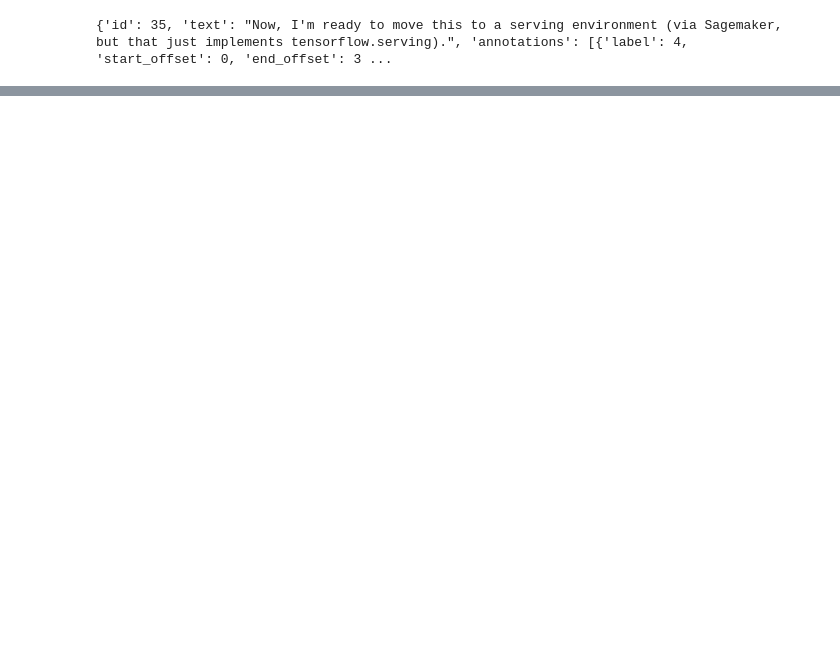
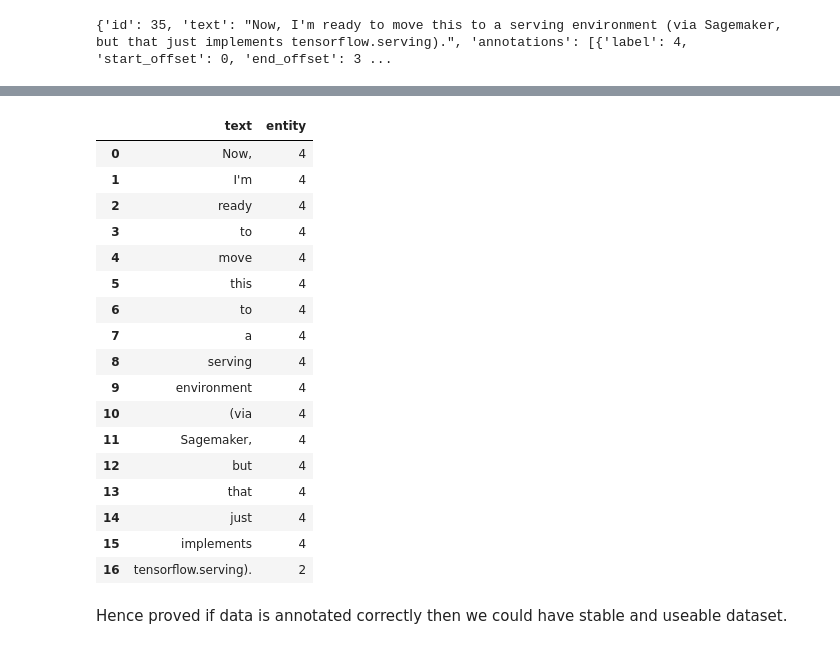
Before and after one commit to HassanSherwani/Coding_FUN, a Jupyter notebook: 1.Nested_json.ipynb, the cells around one changed output, grey strips where cells are left out. Saved outputs shown, nothing was run; the diff lists cells and outputs as text; code cells hidden in the pictures; blank space fills up the shorter version.

```diff
--- a/1.Nested_json.ipynb
+++ b/1.Nested_json.ipynb
@@ -797,0 +880,3 @@ print(data)
+# %%
+df_entity2 = pd.DataFrame({'text': [], 'entity': []})
+df_entity2
@@ -797,0 +889,4 @@ print(data)
+# %%
+# converting text strings into tokens
+raw_token3=raw_text3.split()
+type(raw_token3)
@@ -797,0 +899,3 @@ print(data)
+# %%
+token_series=pd.Series(raw_token3)
+token_series
@@ -797,0 +921,26 @@ print(data)
+# %%
+df_entity2['text']=token_series
+df_entity2['entity']=labels_ent
+# %%
+df_entity2
+# %% [output]
+|  | text | entity |
+| 0 | Now, | 4 |
+| 1 | I'm | 4 |
+| 2 | ready | 4 |
+| 3 | to | 4 |
+| 4 | move | 4 |
+| 5 | this | 4 |
+| 6 | to | 4 |
+| 7 | a | 4 |
+| 8 | serving | 4 |
+| 9 | environment | 4 |
+| 10 | (via | 4 |
+| 11 | Sagemaker, | 4 |
+| 12 | but | 4 |
+| 13 | that | 4 |
+| 14 | just | 4 |
+| 15 | implements | 4 |
+| 16 | tensorflow.serving). | 2 |
+# %% [markdown]
+Hence proved if data is annotated correctly then we could have stable and useable dataset.
```
Also changed, not shown: parts of 21 cells of this notebook.
